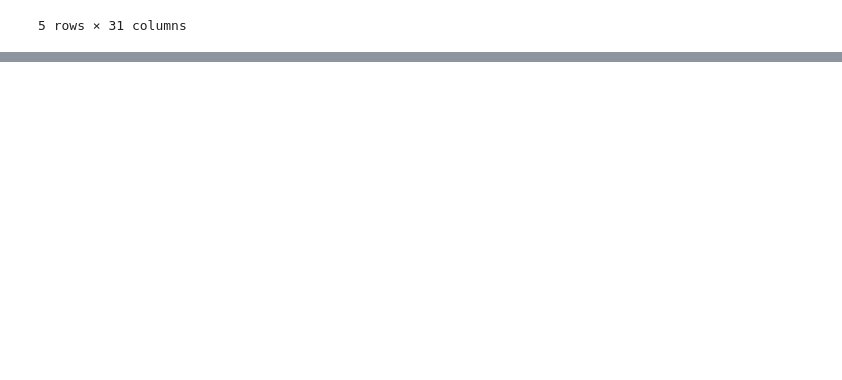
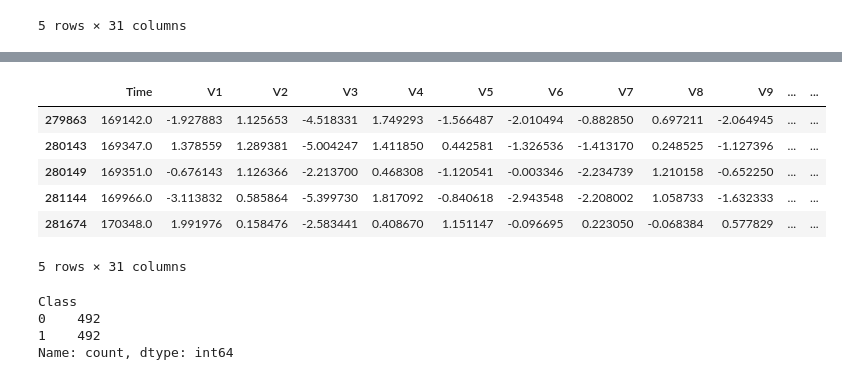
Before and after one commit to jeripothulaabhishek/Credit-Card-Fraud-Detection-2, a Jupyter notebook: credit card fraud detect.ipynb, the cells around one changed output, grey strips where cells are left out. Saved outputs shown, nothing was run; the diff lists cells and outputs as text; code cells hidden in the pictures; blank space fills up the shorter version.

```diff
--- a/credit card fraud detect.ipynb
+++ b/credit card fraud detect.ipynb
@@ -33,0 +150,17 @@ credit_card_data.tail()
+# %%
+new_dataset.tail()
+# %% [output]
+|  | Time | V1 | V2 | V3 | V4 | V5 | V6 | V7 | V8 | V9 | ... | ... |
+| 279863 | 169142.0 | -1.927883 | 1.125653 | -4.518331 | 1.749293 | -1.566487 | -2.010494 | -0.882850 | 0.697211 | -2.064945 | ... | ... |
+| 280143 | 169347.0 | 1.378559 | 1.289381 | -5.004247 | 1.411850 | 0.442581 | -1.326536 | -1.413170 | 0.248525 | -1.127396 | ... | ... |
+| 280149 | 169351.0 | -0.676143 | 1.126366 | -2.213700 | 0.468308 | -1.120541 | -0.003346 | -2.234739 | 1.210158 | -0.652250 | ... | ... |
+| 281144 | 169966.0 | -3.113832 | 0.585864 | -5.399730 | 1.817092 | -0.840618 | -2.943548 | -2.208002 | 1.058733 | -1.632333 | ... | ... |
+| 281674 | 170348.0 | 1.991976 | 0.158476 | -2.583441 | 0.408670 | 1.151147 | -0.096695 | 0.223050 | -0.068384 | 0.577829 | ... | ... |
+5 rows × 31 columns
+# %%
+new_dataset['Class'].value_counts()
+# %% [output]
+Class
+0    492
+1    492
+Name: count, dtype: int64
```
Also changed, not shown: parts of 28 cells of this notebook.
